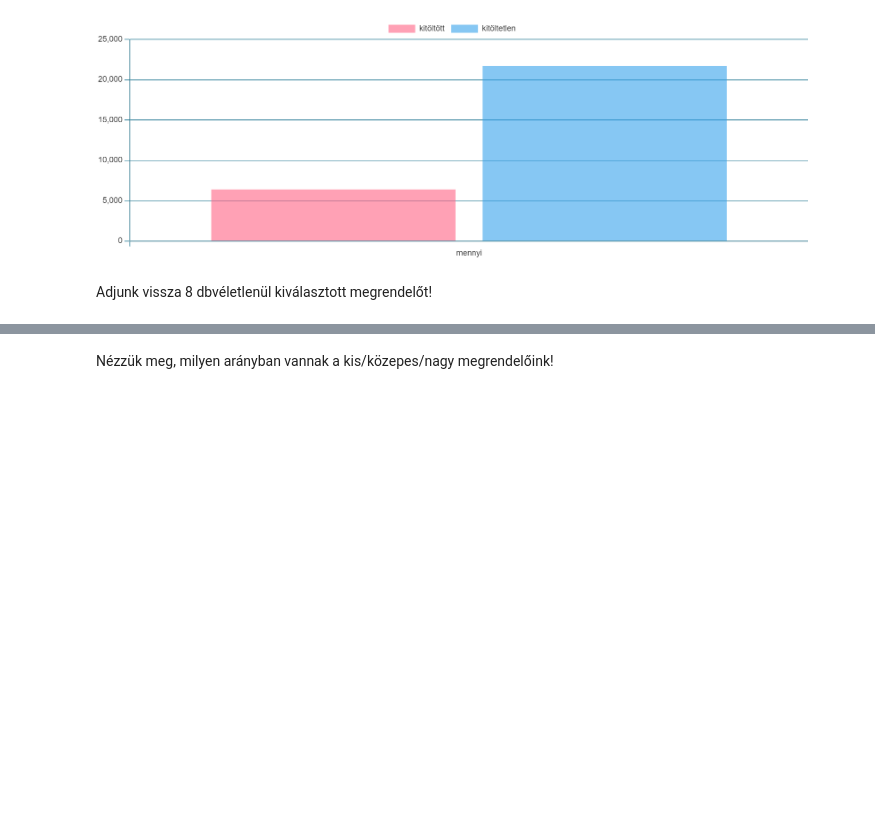
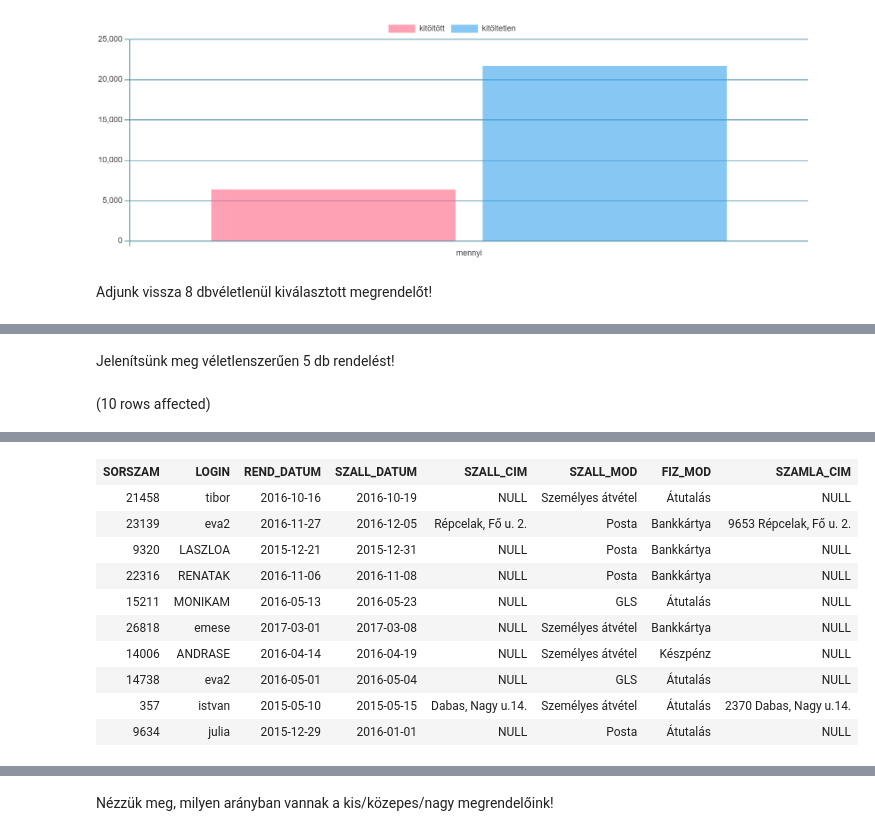
Before and after one commit to szosszi/adatbazis, a Jupyter notebook: hazi_feladat.ipynb, the cells around one changed output, grey strips where cells are left out. Drawn from its saved outputs; the diff is of its cells as text; code cells hidden in the pictures; blank space fills up the shorter version.

```diff
--- a/hazi_feladat.ipynb
+++ b/hazi_feladat.ipynb
@@ -78,0 +79,11 @@ Total execution time: 00:00:00.032
+# %% [markdown]
+Jelenítsünk meg véletlenszerűen 5 db rendelést!
+# %%
+SELECT *
+FROM Rendeles
+WHERE SORSZAM IN (
+    SELECT TOP (10) SORSZAM
+    FROM Rendeles
+    ORDER BY NEWID())
+# %% [output]
+(10 rows affected)
@@ -78,0 +91,11 @@ Total execution time: 00:00:00.032
+| SORSZAM | LOGIN | REND_DATUM | SZALL_DATUM | SZALL_CIM | SZALL_MOD | FIZ_MOD | SZAMLA_CIM |
+| 21458 | tibor | 2016-10-16 | 2016-10-19 | NULL | Személyes átvétel | Átutalás | NULL |
+| 23139 | eva2 | 2016-11-27 | 2016-12-05 | Répcelak, Fő u. 2. | Posta | Bankkártya | 9653 Répcelak, Fő u. 2. |
+| 9320 | LASZLOA | 2015-12-21 | 2015-12-31 | NULL | Posta | Bankkártya | NULL |
+| 22316 | RENATAK | 2016-11-06 | 2016-11-08 | NULL | Posta | Bankkártya | NULL |
+| 15211 | MONIKAM | 2016-05-13 | 2016-05-23 | NULL | GLS | Átutalás | NULL |
+| 26818 | emese | 2017-03-01 | 2017-03-08 | NULL | Személyes átvétel | Bankkártya | NULL |
+| 14006 | ANDRASE | 2016-04-14 | 2016-04-19 | NULL | Személyes átvétel | Készpénz | NULL |
+| 14738 | eva2 | 2016-05-01 | 2016-05-04 | NULL | GLS | Átutalás | NULL |
+| 357 | istvan | 2015-05-10 | 2015-05-15 | Dabas, Nagy u.14. | Személyes átvétel | Átutalás | 2370 Dabas, Nagy u.14. |
+| 9634 | julia | 2015-12-29 | 2016-01-01 | NULL | Posta | Átutalás | NULL |
```
Also changed, not shown: parts of 23 cells of this notebook.
